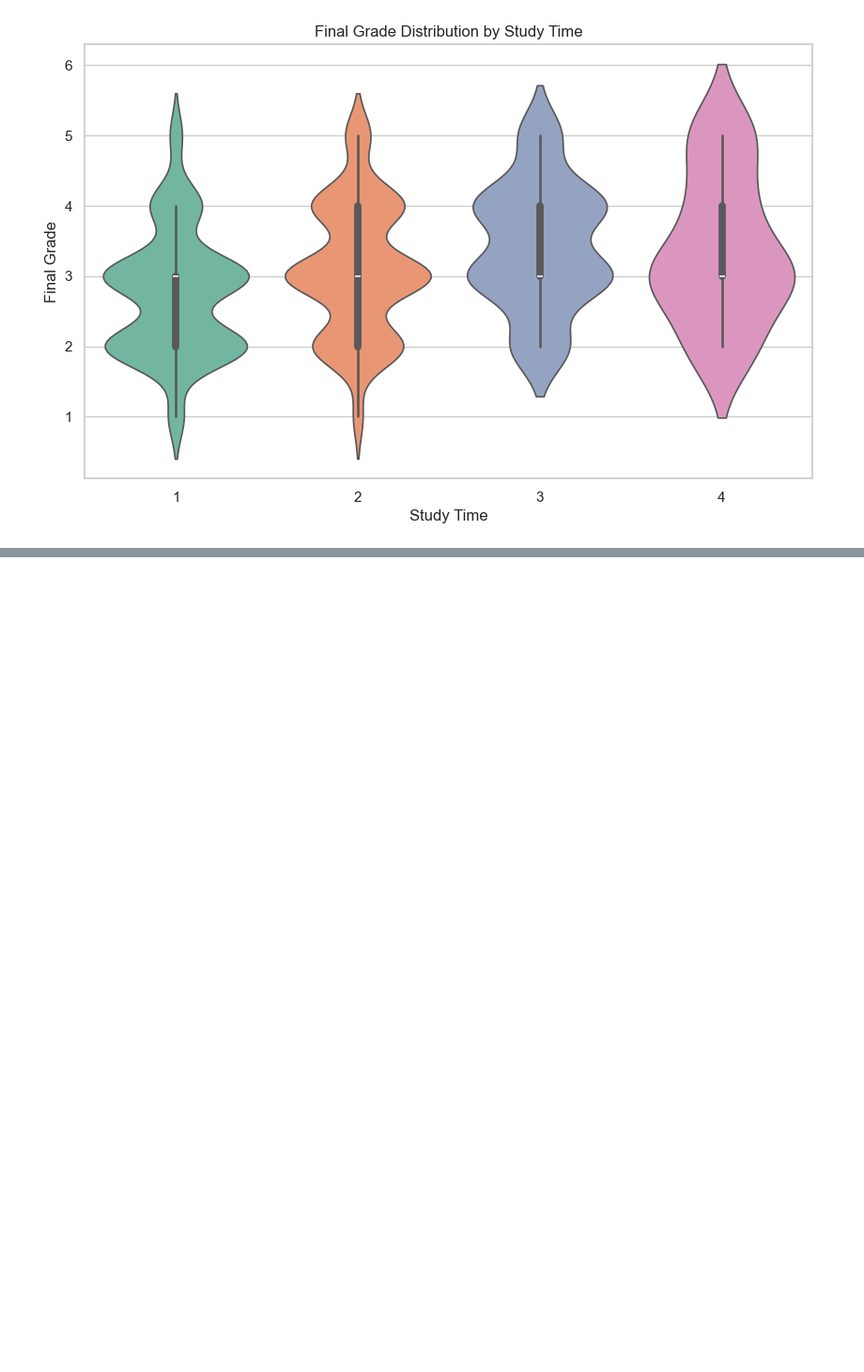
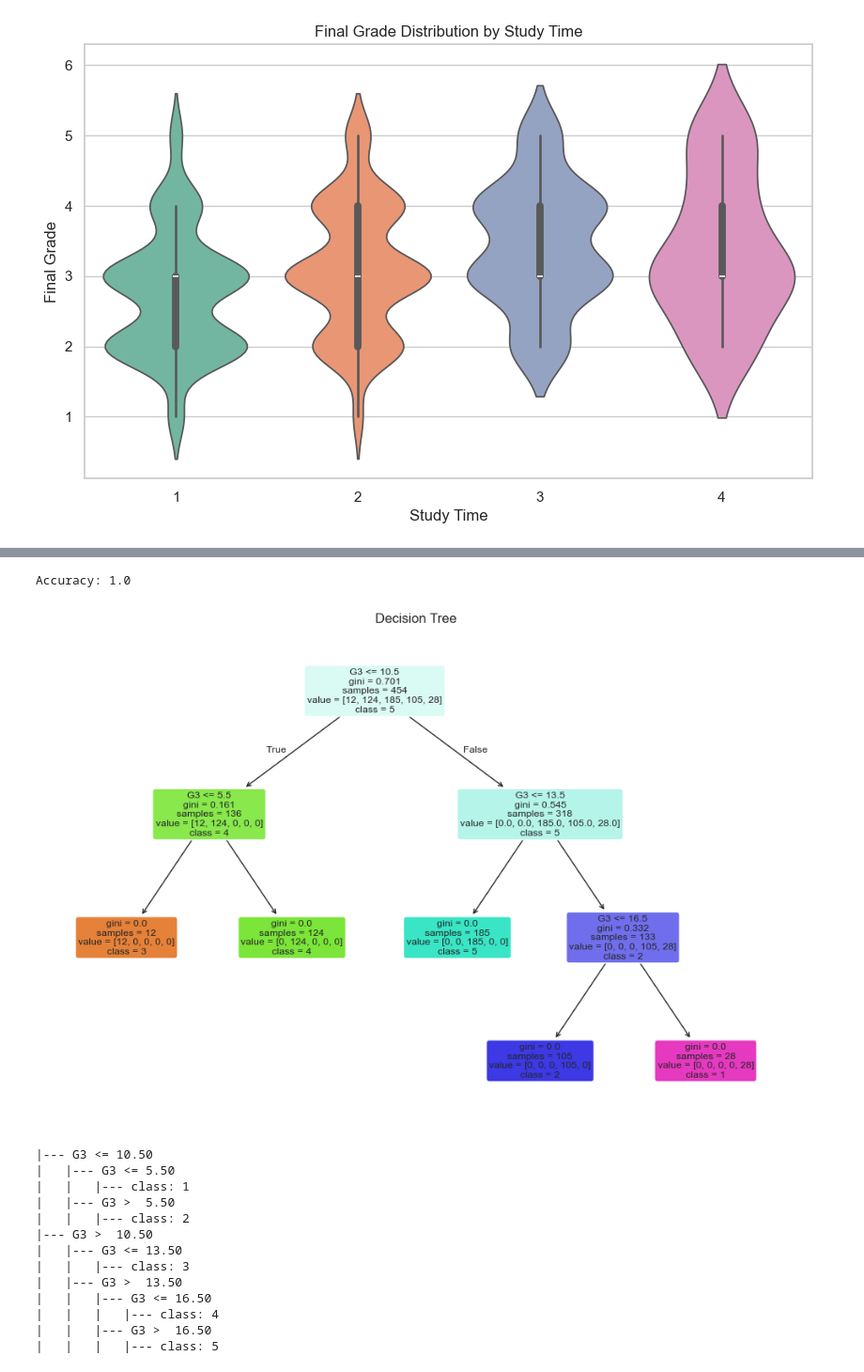
Before and after one commit to TimothyEngCS/Student_Academic_Predictor, a Jupyter notebook: mainProject.ipynb, the cells around one changed output, grey strips where cells are left out. Shown: that part at 94% size. Cells and saved outputs as stored; diff of their text form; code cells hidden in the pictures; blank space fills up the shorter version.

Commit message:
Adding Decision tree for original dataset data

```diff
--- a/mainProject.ipynb
+++ b/mainProject.ipynb
@@ -390,0 +411,54 @@ Decision Tree Rules:
+# %%
+from sklearn.preprocessing import LabelEncoder
+from sklearn.tree import plot_tree
+
+#Encoding categorical values
+categorical_columns = ['school', 'sex', 'address', 'famsize', 'Pstatus', 'Mjob', 'Fjob', 'reason', 'guardian', 'schoolsup', 'famsup', 'paid', 'nursery', 'higher', 'internet', 'romantic']
+encoder = LabelEncoder()
+
+for col in categorical_columns:
+    df1[col] = encoder.fit_transform(df1[col])
+
+
+X_df1 = df1.drop('final_grade', axis=1)
+y_df1 = df1['final_grade']
+
+# Train - Test split
+X_df1_train, X_df1_test, y_df1_train, y_df1_test = train_test_split(X_df1, y_df1, test_size=0.3, random_state=1)
+
+# Training Decision Tree
+df1_model = DecisionTreeClassifier(random_state=1, max_depth=5)
+df1_model.fit(X_df1_train, y_df1_train)
+
+# Evaluate
+y_df1_pred = df1_model.predict(X_df1_test)
+df1_accuaracy = accuracy_score(y_df1_test, y_df1_pred)
+print('Accuracy:', df1_accuaracy)
+
+# Step 5: Visualize the Decision Tree
+plt.figure(figsize=(12, 8))
+# Convert class names to strings
+class_names = [str(cls) for cls in y_df1.unique()]
+plot_tree(df1_model, feature_names=X_df1.columns, class_names=class_names, filled=True, rounded=True)
+plt.title("Decision Tree")
+plt.show()
+
+# Optional: Export the Tree as Text
+tree_rules = export_text(df1_model, feature_names=list(X_df1.columns))
+print(tree_rules)
+# %% [output]
+Accuracy: 1.0
+[figure, added]
+|--- G3 <= 10.50
+|   |--- G3 <= 5.50
+|   |   |--- class: 1
+|   |--- G3 >  5.50
+|   |   |--- class: 2
+|--- G3 >  10.50
+|   |--- G3 <= 13.50
+|   |   |--- class: 3
+|   |--- G3 >  13.50
+|   |   |--- G3 <= 16.50
+|   |   |   |--- class: 4
+|   |   |--- G3 >  16.50
+|   |   |   |--- class: 5
```
Also changed, not shown: parts of 4 cells of this notebook.
